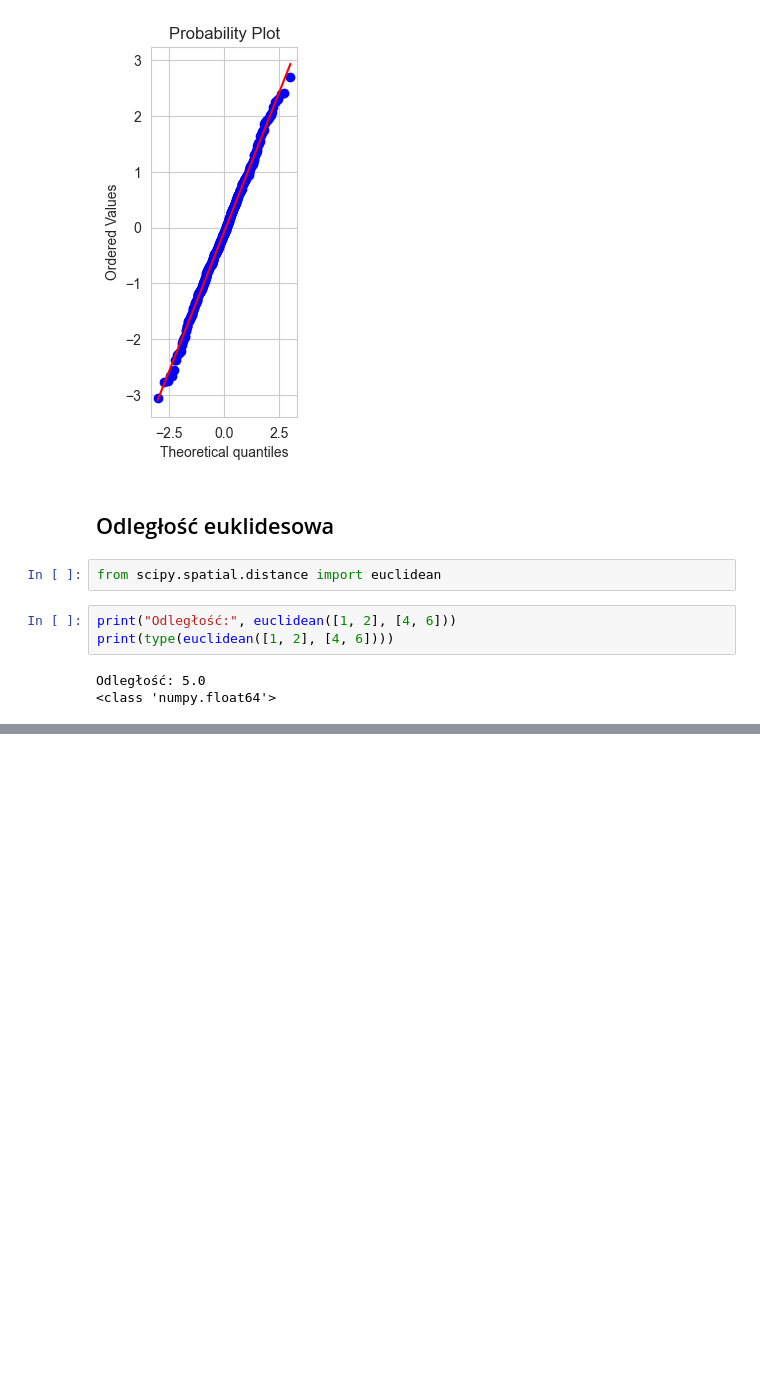
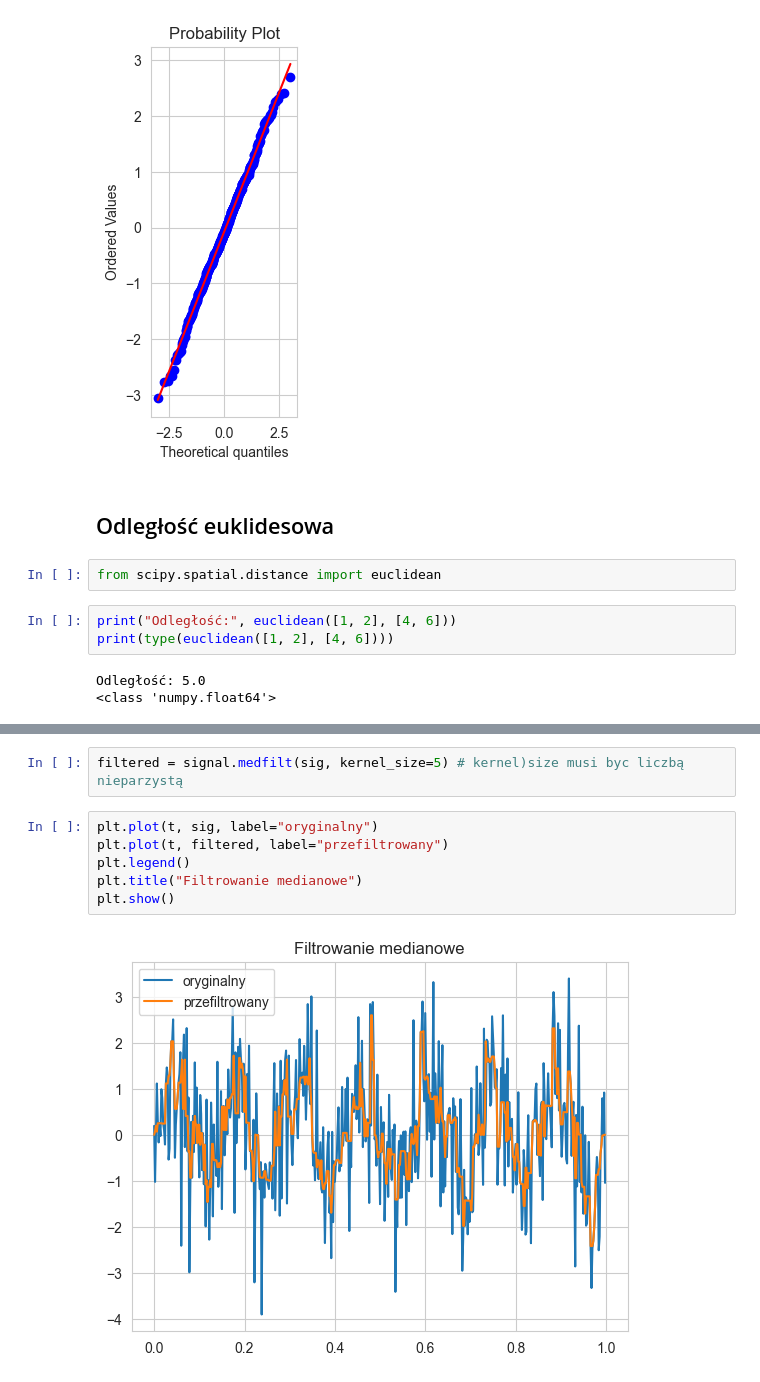
Before and after one commit to rajkonkret/PythonProjectAnaliza-20-10-2025, a Jupyter notebook: cwiczenie7.ipynb, the cells around one changed output, grey strips where cells are left out. Drawn from its saved outputs; the diff is of its cells as text; blank space fills up the shorter version.

```diff
--- a/cwiczenie7.ipynb
+++ b/cwiczenie7.ipynb
@@ -292,0 +329,10 @@ Odległość: 5.0
+# %%
+filtered = signal.medfilt(sig, kernel_size=5) # kernel)size musi byc liczbą nieparzystą
+# %%
+plt.plot(t, sig, label="oryginalny")
+plt.plot(t, filtered, label="przefiltrowany")
+plt.legend()
+plt.title("Filtrowanie medianowe")
+plt.show()
+# %% [output]
+[figure, added]
```
Also changed, not shown: parts of 7 cells of this notebook.
